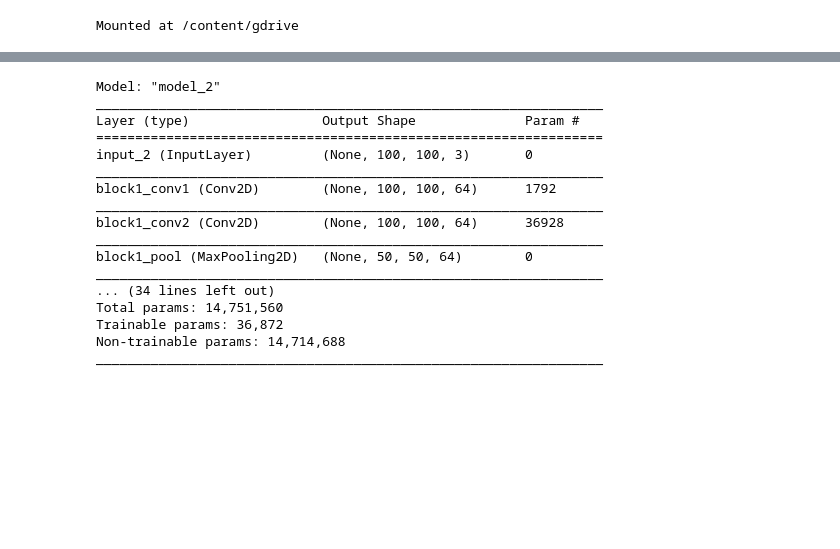
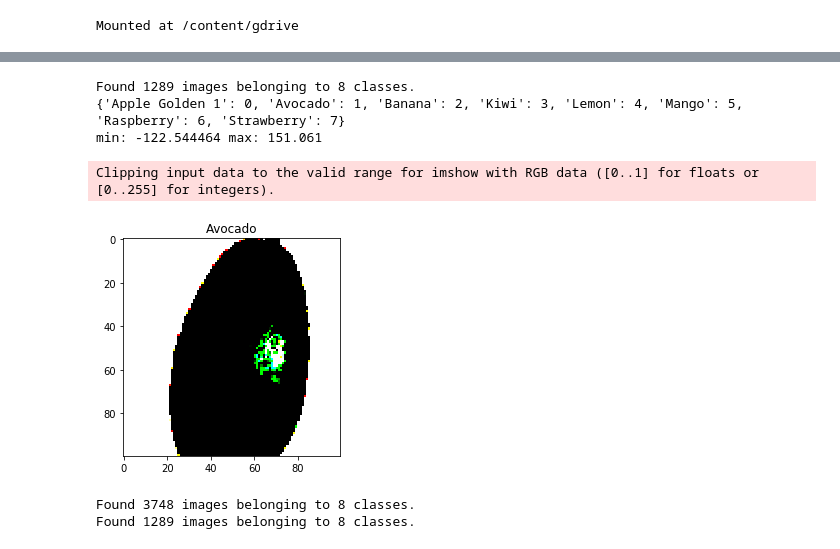
Before and after one commit to YasirHabib/Deep-Learning-Advanced-Computer-Vision, a Jupyter notebook: fruits_360_vgg_keras.ipynb, the cells around one changed output, grey strips where cells are left out. Cells and saved outputs as stored; diff of their text form; code cells hidden in the pictures; blank space fills up the shorter version.

Commit message:
Added print statements for train & validation

```diff
--- a/fruits_360_vgg_keras.ipynb
+++ b/fruits_360_vgg_keras.ipynb
@@ -20,5 +21,4 @@ drive.mount('/content/gdrive', force_remount=True)
 Mounted at /content/gdrive
 # %%
 # https://www.kaggle.com/moltean/fruits
-train_path = '/content/gdrive/My Drive/Colab Notebooks/Deep Learning: Advanced Computer Vision/fruits-360/Training'
-valid_path = '/content/gdrive/My Drive/Colab Notebooks/Deep Learning: Advanced Computer Vision/fruits-360/Test'
+path = '/content/gdrive/My Drive/Colab Notebooks/Deep Learning: Advanced Computer Vision/fruits-360/'
@@ -42,6 +120,57 @@ IMAGE_SIZE = [100, 100] # feel free to change depending on dataset
 # training config:
 epochs = 5
 batch_size = 32
+# %%
+# create an instance of ImageDataGenerator
+gen = ImageDataGenerator(
+  rotation_range=20,
+  width_shift_range=0.1,
+  height_shift_range=0.1,
+  shear_range=0.1,
+  zoom_range=0.2,
+  horizontal_flip=True,
+  vertical_flip=True,
+  preprocessing_function=preprocess_input
+)
+
+# test generator to see how it works and some other useful things
+
+# get label mapping for confusion matrix plot later
+test_gen = gen.flow_from_directory(validation_dir, target_size=IMAGE_SIZE)
+print(test_gen.class_indices)
+labels = [None] * len(test_gen.class_indices)
+for k, v in test_gen.class_indices.items():
+  labels[v] = k
+
+# should be a strangely colored image (due to VGG weights being BGR)
+for x, y in test_gen:
+  print("min:", x[0].min(), "max:", x[0].max())
+  plt.title(labels[np.argmax(y[0])])
+  plt.imshow(x[0])
+  plt.show()
+  break
+
+# create generators
+train_generator = gen.flow_from_directory(
+  train_dir,
+  target_size=IMAGE_SIZE,
+  shuffle=True,
+  batch_size=batch_size,
+)
+valid_generator = gen.flow_from_directory(
+  validation_dir,
+  target_size=IMAGE_SIZE,
+  shuffle=True,
+  batch_size=batch_size,
+)
+# %% [output]
+Found 1289 images belonging to 8 classes.
+{'Apple Golden 1': 0, 'Avocado': 1, 'Banana': 2, 'Kiwi': 3, 'Lemon': 4, 'Mango': 5, 'Raspberry': 6, 'Strawberry': 7}
+min: -122.544464 max: 151.061
+Clipping input data to the valid range for imshow with RGB data ([0..1] for floats or [0..255] for integers).
+[figure, added]
+Found 3748 images belonging to 8 classes.
+Found 1289 images belonging to 8 classes.
 # %%
 # add preprocessing layer to the front of VGG
 vgg = VGG16(input_shape=IMAGE_SIZE + [3], weights='imagenet', include_top=False)
@@ -59,30 +188,9 @@ prediction = Dense(len(folders), activation='softmax')(x)
 # create a model object
 model = Model(inputs=vgg.input, outputs=prediction)
 
-# view the structure of the model
-model.summary()
-
 # tell the model what cost and optimization method to use
 model.compile(
   loss='categorical_crossentropy',
   optimizer='rmsprop',
   metrics=['accuracy']
 )
-# %% [output]
-Model: "model_2"
-_________________________________________________________________
-Layer (type)                 Output Shape              Param #
-=================================================================
-input_2 (InputLayer)         (None, 100, 100, 3)       0
-_________________________________________________________________
-block1_conv1 (Conv2D)        (None, 100, 100, 64)      1792
-_________________________________________________________________
-block1_conv2 (Conv2D)        (None, 100, 100, 64)      36928
-_________________________________________________________________
-block1_pool (MaxPooling2D)   (None, 50, 50, 64)        0
-_________________________________________________________________
-... (34 lines left out)
-Total params: 14,751,560
-Trainable params: 36,872
-Non-trainable params: 14,714,688
-_________________________________________________________________
```
Also changed, not shown: parts of 8 cells of this notebook.
